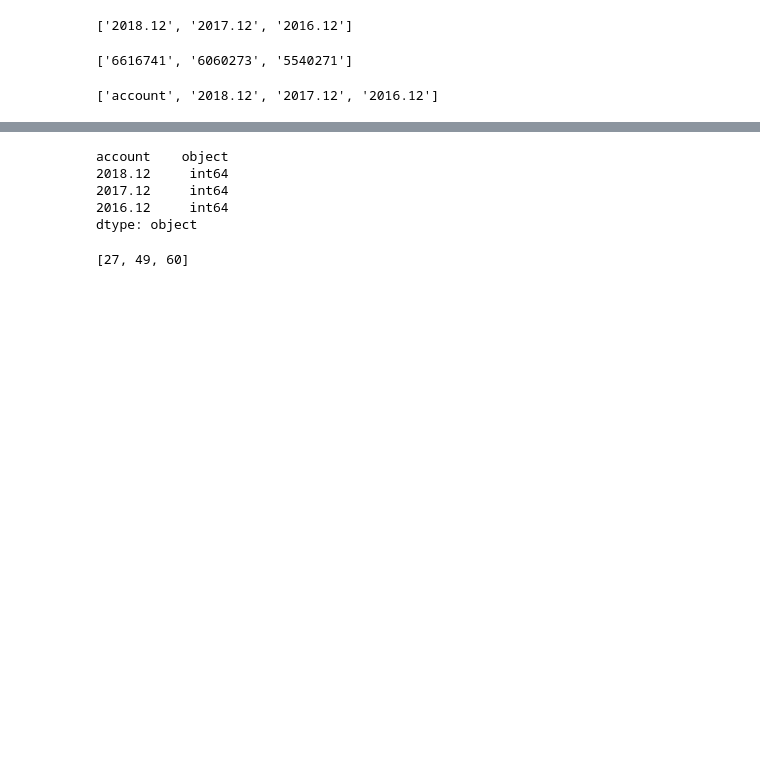
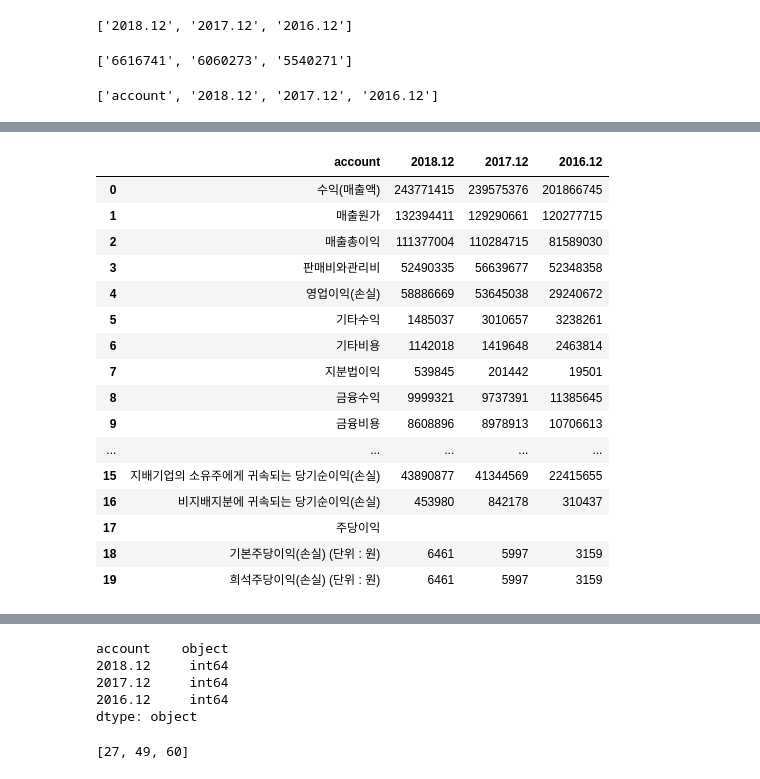
Before and after one commit to seyoungnam/DartAPI, a Jupyter notebook: 005930/005930_BS to DB.ipynb, the cells around one changed output, grey strips where cells are left out. Saved outputs shown, nothing was run; the diff lists cells and outputs as text; code cells hidden in the pictures; blank space fills up the shorter version.

```diff
--- a/005930/005930_BS to DB.ipynb
+++ b/005930/005930_BS to DB.ipynb
@@ -137,0 +100,28 @@ df.astype({'account':'str',
+# %%
+# 계정명 내 공백제거
+df_bs_con['account'] = df_bs_con['account'].str.strip()
+df_bs_sep['account'] = df_bs_sep['account'].str.strip()
+df_is_con['account'] = df_is_con['account'].str.strip()
+df_is_sep['account'] = df_is_sep['account'].str.strip()
+df_cf_con['account'] = df_cf_con['account'].str.strip()
+df_cf_sep['account'] = df_cf_sep['account'].str.strip()
+# %%
+df_is_con
+# %% [output]
+|  | account | 2018.12 | 2017.12 | 2016.12 |
+| 0 | 수익(매출액) | 243771415 | 239575376 | 201866745 |
+| 1 | 매출원가 | 132394411 | 129290661 | 120277715 |
+| 2 | 매출총이익 | 111377004 | 110284715 | 81589030 |
+| 3 | 판매비와관리비 | 52490335 | 56639677 | 52348358 |
+| 4 | 영업이익(손실) | 58886669 | 53645038 | 29240672 |
+| 5 | 기타수익 | 1485037 | 3010657 | 3238261 |
+| 6 | 기타비용 | 1142018 | 1419648 | 2463814 |
+| 7 | 지분법이익 | 539845 | 201442 | 19501 |
+| 8 | 금융수익 | 9999321 | 9737391 | 11385645 |
+| 9 | 금융비용 | 8608896 | 8978913 | 10706613 |
+| ... | ... | ... | ... | ... |
+| 15 | 지배기업의 소유주에게 귀속되는 당기순이익(손실) | 43890877 | 41344569 | 22415655 |
+| 16 | 비지배지분에 귀속되는 당기순이익(손실) | 453980 | 842178 | 310437 |
+| 17 | 주당이익 |  |  |  |
+| 18 | 기본주당이익(손실) (단위 : 원) | 6461 | 5997 | 3159 |
+| 19 | 희석주당이익(손실) (단위 : 원) | 6461 | 5997 | 3159 |
```
Also changed, not shown: parts of 26 cells of this notebook.
